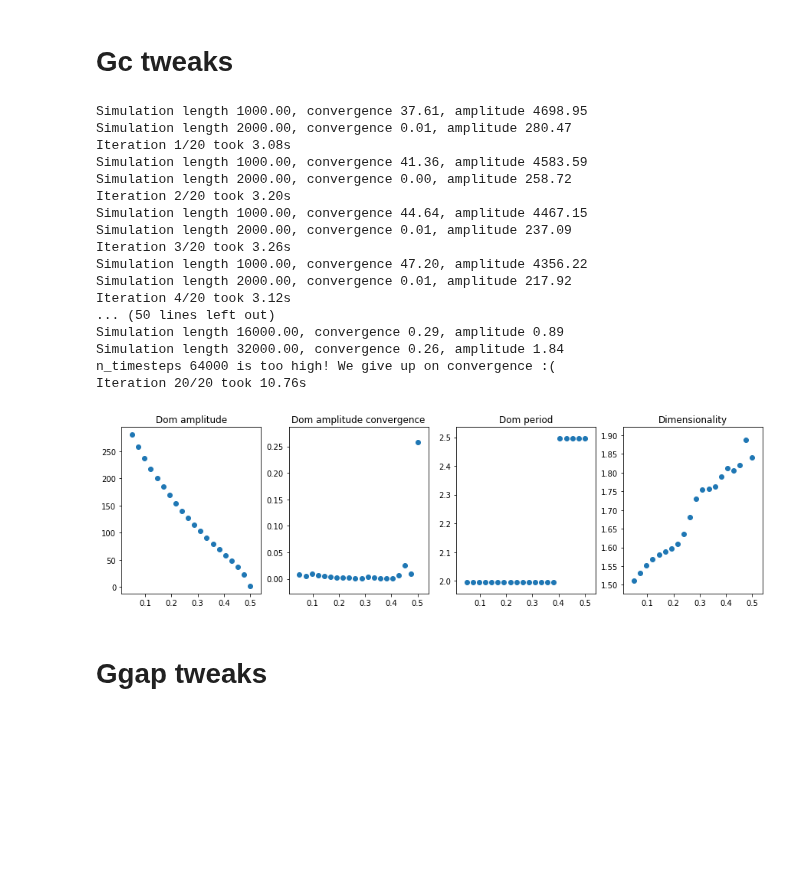
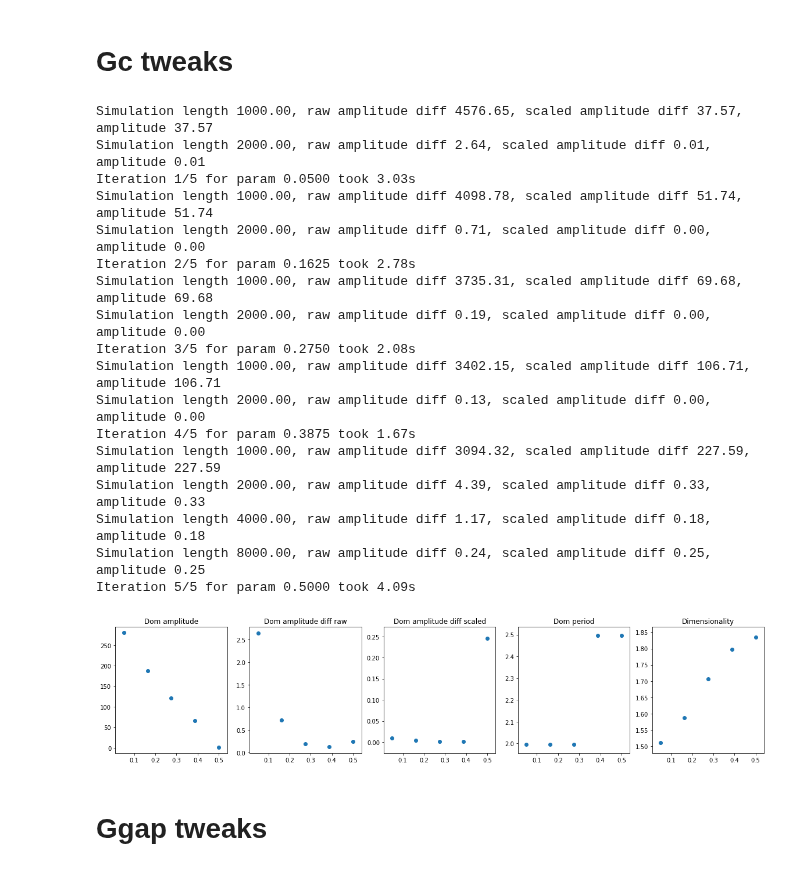
Before and after one commit to sjonany/c-elegans-interactome-analysis, a Jupyter notebook: one_at_a_time.ipynb, the cells around one changed output. Saved outputs shown, nothing was run; the diff lists cells and outputs as text; code cells hidden in the pictures; blank space fills up the shorter version.

Commit message:
Improved convergence check so we check both magnitude and raw value. Verified the previously non-convergent cases now converge.
OAT notebook is fixed, but AAT not yet.

```diff
--- a/one_at_a_time.ipynb
+++ b/one_at_a_time.ipynb
@@ -1,6 +1,6 @@
 # %%
 # Number of data points to plot
-num_points = 20
+num_points = 5
 
 # Parameter ranges below
 gc_actual = 0.1
@@ -17,6 +17,8 @@ gsyn_lo = 0
 gsyn_hi = 1.5
 
 C_actual = 0.015
+# Only the last n_timesteps will be used for PCA analysis. This is to discard unstability
+n_timesteps_to_analyze = 1000
 # %%
 import numpy as np
 import pandas as pd
@@ -31,7 +33,8 @@ from util.plot_util import *
 def gen_simulation_data(param_lo, param_hi, param_to_full_param_fcn, num_points):
   param_vals = []
   dom_amplitude_vals = []
-  dom_amplitude_convergence_vals = []
+  dom_amplitude_diff_raw_vals = []
+  dom_amplitude_diff_scaled_vals = []
   dom_period_vals = []
   dimensionality_vals = []
 
@@ -40,10 +43,11 @@ def gen_simulation_data(param_lo, param_hi, param_to_full_param_fcn, num_points)
     i += 1
     start_time = time.time()
     param_vec = param_to_full_param_fcn(param)
-    fwd_dynamics = simulate_until_stable(
+    all_dynamics = simulate_until_stable(
       C = param_vec['C'], Gc = param_vec['Gc'], ggap = param_vec['ggap'], gsyn = param_vec['gsyn'])
+    fwd_dynamics = all_dynamics[all_dynamics.shape[0] - n_timesteps_to_analyze:,:]
     elapsed_time = time.time() - start_time
-    print("Iteration {0}/{1} took {2:.2f}s".format(i, num_points, elapsed_time))
+    print("Iteration {0}/{1} for param {2:.4f} took {3:.2f}s".format(i, num_points, param, elapsed_time))
 
     n = fwd_dynamics.shape[0]
     X = fwd_dynamics - fwd_dynamics.mean(axis = 0)
@@ -51,31 +55,37 @@ def gen_simulation_data(param_lo, param_hi, param_to_full_param_fcn, num_points)
     projected_X = pca.fit_transform(fwd_dynamics)
     dom_mode = projected_X[:,0]
     dom_amplitude = get_amplitude(dom_mode)
-    dom_amplitude_convergence = get_amplitude_convergence(dom_mode)
+    dom_amplitude_diff_raw, dom_amplitude_diff_scaled = get_amplitude_differences(dom_mode)
     dom_period = get_period(dom_mode)
     eigen_vals = get_eigenvalues_from_pca(pca, n)
     dimensionality = get_dimensionality(eigen_vals)
 
     param_vals.append(param)
     dom_amplitude_vals.append(dom_amplitude)
-    dom_amplitude_convergence_vals.append(dom_amplitude_convergence)
+    dom_amplitude_diff_raw_vals.append(dom_amplitude_diff_raw)
+    dom_amplitude_diff_scaled_vals.append(dom_amplitude_diff_scaled)
     dom_period_vals.append(dom_period)
     dimensionality_vals.append(dimensionality)
-  return (param_vals, dom_amplitude_vals, dom_amplitude_convergence_vals, dom_period_vals, dimensionality_vals)
+  return (param_vals, dom_amplitude_vals, dom_amplitude_diff_raw_vals,
+          dom_amplitude_diff_scaled_vals, dom_period_vals, dimensionality_vals)
 
 def plot_simulation_results(param_vals, dom_amplitude_vals,
-                            dom_amplitude_convergence_vals, dom_period_vals, dimensionality_vals):
-  fig, axes = plt.subplots(nrows=1, ncols=4, figsize=(15, 4))
+                            dom_amplitude_diff_raw_vals, dom_amplitude_diff_scaled_vals,
+                            dom_period_vals, dimensionality_vals):
+  fig, axes = plt.subplots(nrows=1, ncols=5, figsize=(20, 4))
   ax = axes[0]
   ax.scatter(param_vals, dom_amplitude_vals)
   ax.set_title("Dom amplitude")
   ax = axes[1]
-  ax.scatter(param_vals, dom_amplitude_convergence_vals)
-  ax.set_title("Dom amplitude convergence")
+  ax.scatter(param_vals, dom_amplitude_diff_raw_vals)
+  ax.set_title("Dom amplitude diff raw")
   ax = axes[2]
+  ax.scatter(param_vals, dom_amplitude_diff_scaled_vals)
+  ax.set_title("Dom amplitude diff scaled")
+  ax = axes[3]
   ax.scatter(param_vals, dom_period_vals)
   ax.set_title("Dom period")
-  ax = axes[3]
+  ax = axes[4]
   ax.scatter(param_vals, dimensionality_vals)
   ax.set_title("Dimensionality")
   return fig
@@ -84,32 +94,33 @@ def plot_simulation_results(param_vals, dom_amplitude_vals,
 # %%
 def gc_to_full_param(gc):
   return {
     'C': C_actual,
     'Gc': gc,
     'ggap': ggap_actual,
     'gsyn': gsyn_actual
   }
 
-fig = plot_simulation_results(*gen_simulation_data(gc_lo, gc_hi, gc_to_full_param, num_points))
+gc_simulation_data = gen_simulation_data(gc_lo, gc_hi, gc_to_full_param, num_points)
+fig = plot_simulation_results(*gc_simulation_data)
 # %% [output]
-Simulation length 1000.00, convergence 37.61, amplitude 4698.95
-Simulation length 2000.00, convergence 0.01, amplitude 280.47
-Iteration 1/20 took 3.08s
-Simulation length 1000.00, convergence 41.36, amplitude 4583.59
-Simulation length 2000.00, convergence 0.00, amplitude 258.72
-Iteration 2/20 took 3.20s
-Simulation length 1000.00, convergence 44.64, amplitude 4467.15
-Simulation length 2000.00, convergence 0.01, amplitude 237.09
-Iteration 3/20 took 3.26s
-Simulation length 1000.00, convergence 47.20, amplitude 4356.22
-Simulation length 2000.00, convergence 0.01, amplitude 217.92
-Iteration 4/20 took 3.12s
-... (50 lines left out)
-Simulation length 16000.00, convergence 0.29, amplitude 0.89
-Simulation length 32000.00, convergence 0.26, amplitude 1.84
-n_timesteps 64000 is too high! We give up on convergence :(
-Iteration 20/20 took 10.76s
+Simulation length 1000.00, raw amplitude diff 4576.65, scaled amplitude diff 37.57, amplitude 37.57
+Simulation length 2000.00, raw amplitude diff 2.64, scaled amplitude diff 0.01, amplitude 0.01
+Iteration 1/5 for param 0.0500 took 3.03s
+Simulation length 1000.00, raw amplitude diff 4098.78, scaled amplitude diff 51.74, amplitude 51.74
+Simulation length 2000.00, raw amplitude diff 0.71, scaled amplitude diff 0.00, amplitude 0.00
+Iteration 2/5 for param 0.1625 took 2.78s
+Simulation length 1000.00, raw amplitude diff 3735.31, scaled amplitude diff 69.68, amplitude 69.68
+Simulation length 2000.00, raw amplitude diff 0.19, scaled amplitude diff 0.00, amplitude 0.00
+Iteration 3/5 for param 0.2750 took 2.08s
+Simulation length 1000.00, raw amplitude diff 3402.15, scaled amplitude diff 106.71, amplitude 106.71
+Simulation length 2000.00, raw amplitude diff 0.13, scaled amplitude diff 0.00, amplitude 0.00
+Iteration 4/5 for param 0.3875 took 1.67s
+Simulation length 1000.00, raw amplitude diff 3094.32, scaled amplitude diff 227.59, amplitude 227.59
+Simulation length 2000.00, raw amplitude diff 4.39, scaled amplitude diff 0.33, amplitude 0.33
+Simulation length 4000.00, raw amplitude diff 1.17, scaled amplitude diff 0.18, amplitude 0.18
+Simulation length 8000.00, raw amplitude diff 0.24, scaled amplitude diff 0.25, amplitude 0.25
+Iteration 5/5 for param 0.5000 took 4.09s
-[figure, old version]
+[figure, new version]
 # %% [markdown]
 # Ggap tweaks
 # %%
```
Also changed, not shown: parts of 2 cells of this notebook, 4 other files.
